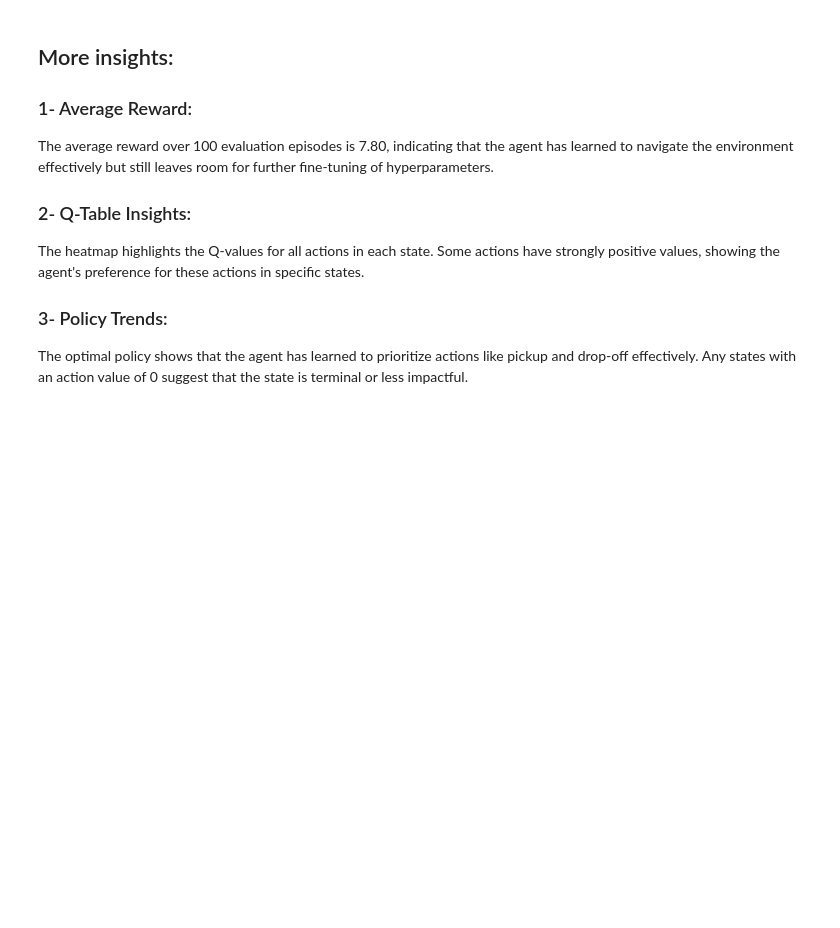
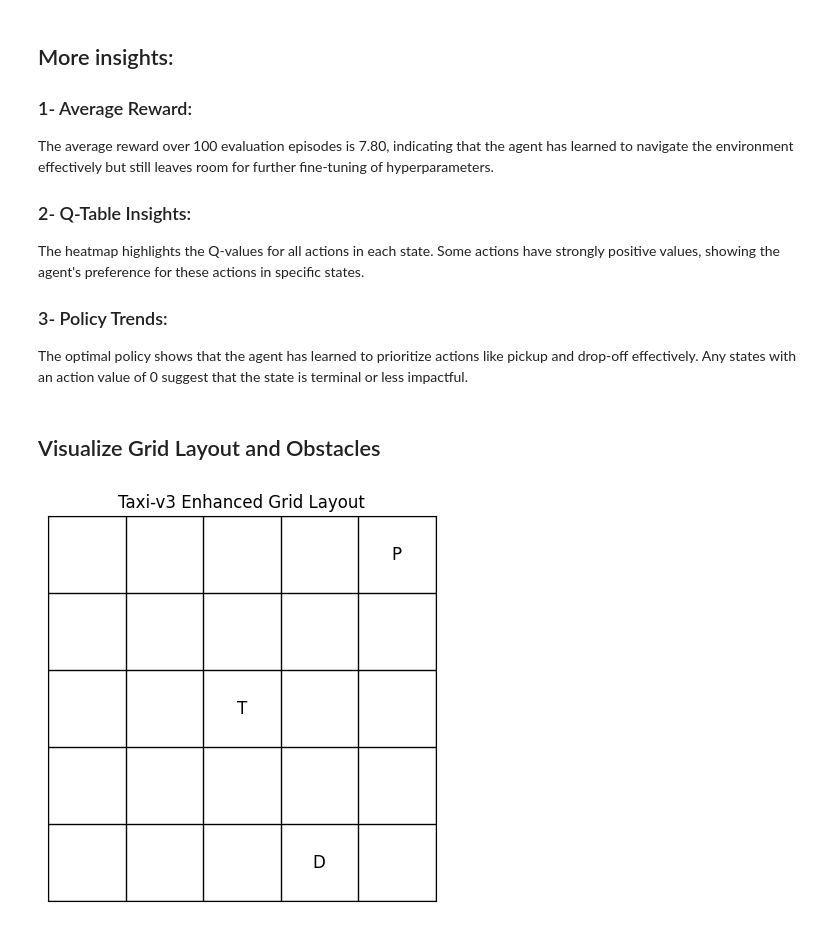
Before and after one commit to Khalid-2402/big-data, a Jupyter notebook: Lab4_TAXI_QTABLE_solved_Khalid_AlShigager.ipynb, the cells around one changed output. Saved outputs shown, nothing was run; the diff lists cells and outputs as text; code cells hidden in the pictures; blank space fills up the shorter version.

```diff
--- a/Lab4_TAXI_QTABLE_solved_Khalid_AlShigager.ipynb
+++ b/Lab4_TAXI_QTABLE_solved_Khalid_AlShigager.ipynb
@@ -377,3 +377,45 @@ The heatmap highlights the Q-values for all actions in each state. Some actions
 ### 3- Policy Trends:
 
 The optimal policy shows that the agent has learned to prioritize actions like pickup and drop-off effectively. Any states with an action value of 0 suggest that the state is terminal or less impactful.
+# %% [markdown]
+## Visualize Grid Layout and Obstacles
+# %%
+def visualize_grid_enhanced(taxi_position=None, passenger_location=None, destination=None):
+    grid_size = 5  # Taxi-v3 uses a 5x5 grid
+    grid = np.full((grid_size, grid_size), " ")  # Empty grid
+
+    # Define passenger locations and destinations based on Taxi-v3's default settings
+    passenger_locations = {0: (0, 0), 1: (0, 4), 2: (4, 0), 3: (4, 3)}
+    destinations = {0: (0, 0), 1: (0, 4), 2: (4, 0), 3: (4, 3)}
+
+    # Mark passenger locations, destinations, and taxi
+    if passenger_location:
+        grid[passenger_location] = "P"  # Passenger location
+    if destination:
+        grid[destination] = "D"  # Destination
+    if taxi_position:
+        grid[taxi_position] = "T"  # Taxi position
+
+    # Plot the grid
+    fig, ax = plt.subplots(figsize=(5, 5))
+    for (x, y), value in np.ndenumerate(grid):
+        ax.text(y, x, value, ha="center", va="center", fontsize=12)
+
+    ax.set_xticks(np.arange(-0.5, grid_size, 1), minor=True)
+    ax.set_yticks(np.arange(-0.5, grid_size, 1), minor=True)
+    ax.grid(which="minor", color="black", linestyle="-", linewidth=1)
+    ax.tick_params(which="minor", size=0)
+    ax.invert_yaxis()
+    plt.xticks([])
+    plt.yticks([])
+    plt.title("Taxi-v3 Enhanced Grid Layout")
+    plt.show()
+
+# Example usage with current taxi, passenger, and destination positions
+visualize_grid_enhanced(
+    taxi_position=(2, 2),  # Example taxi position
+    passenger_location=(0, 4),  # Example passenger location
+    destination=(4, 3)  # Example destination
+)
+# %% [output]
+[figure, added]
```
Also changed, not shown: parts of 1 cell of this notebook.
